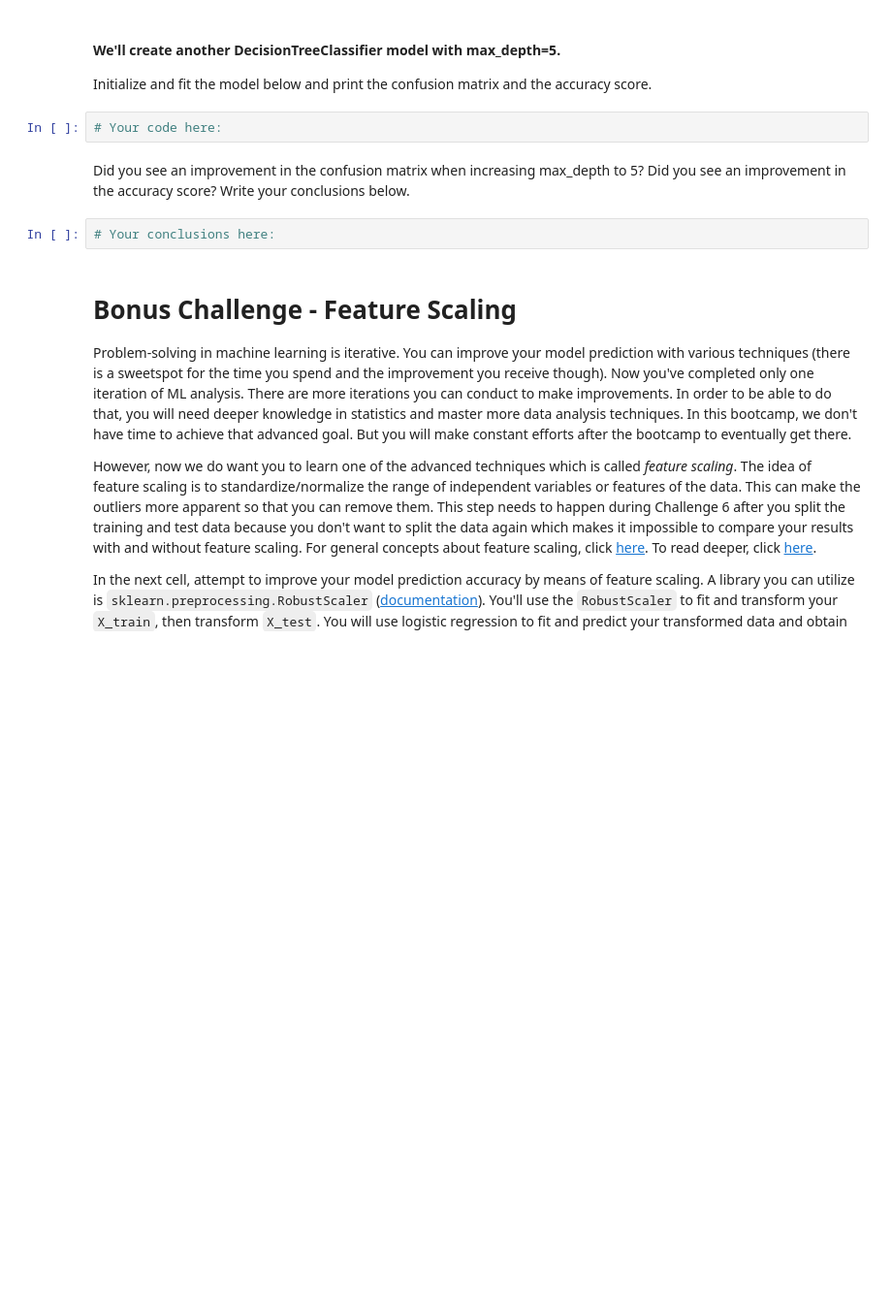
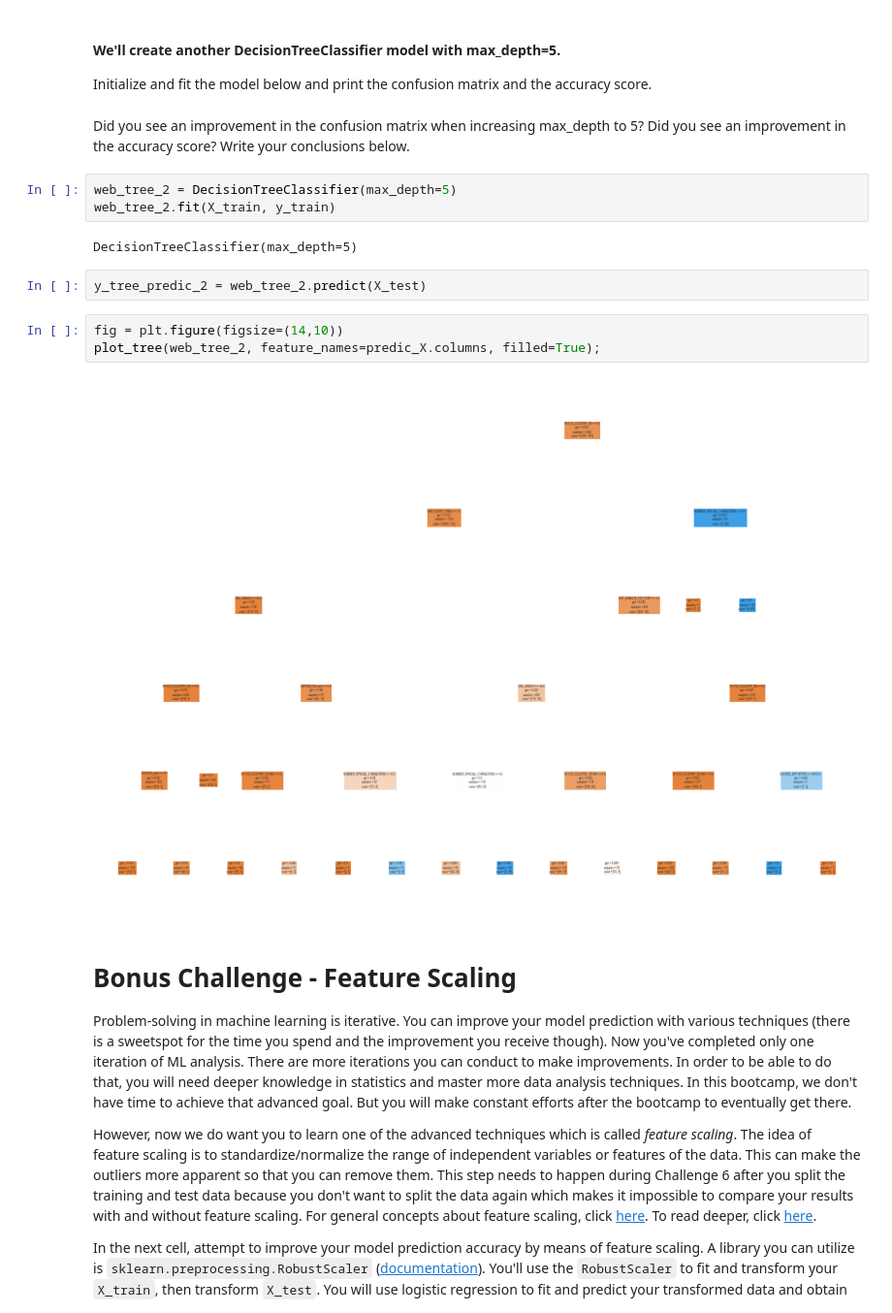
Before and after one commit to PaolaKarina/lab-supervised-learning, a Jupyter notebook: your-code/main.ipynb, the cells around one changed output. Shown: that part at 97% size. Saved outputs shown, nothing was run; the diff lists cells and outputs as text; blank space fills up the shorter version.

```diff
--- a/your-code/main.ipynb
+++ b/your-code/main.ipynb
@@ -601,12 +729,20 @@ To test your model, compute the predicted probabilities, decide 0 or 1 using a t
 # %% [markdown]
 #### We'll create another DecisionTreeClassifier model with max_depth=5.
 Initialize and fit the model below and print the confusion matrix and the accuracy score.
-# %%
-# Your code here:
 # %% [markdown]
 Did you see an improvement in the confusion matrix when increasing max_depth to 5? Did you see an improvement in the accuracy score? Write your conclusions below.
-# %%
-# Your conclusions here:
+# %%
+web_tree_2 = DecisionTreeClassifier(max_depth=5)
+web_tree_2.fit(X_train, y_train)
+# %% [output]
+DecisionTreeClassifier(max_depth=5)
+# %%
+y_tree_predic_2 = web_tree_2.predict(X_test)
+# %%
+fig = plt.figure(figsize=(14,10))
+plot_tree(web_tree_2, feature_names=predic_X.columns, filled=True);
+# %% [output]
+[figure, added]
 # %% [markdown]
 # Bonus Challenge - Feature Scaling
 
```
Also changed, not shown: parts of 45 cells of this notebook.
